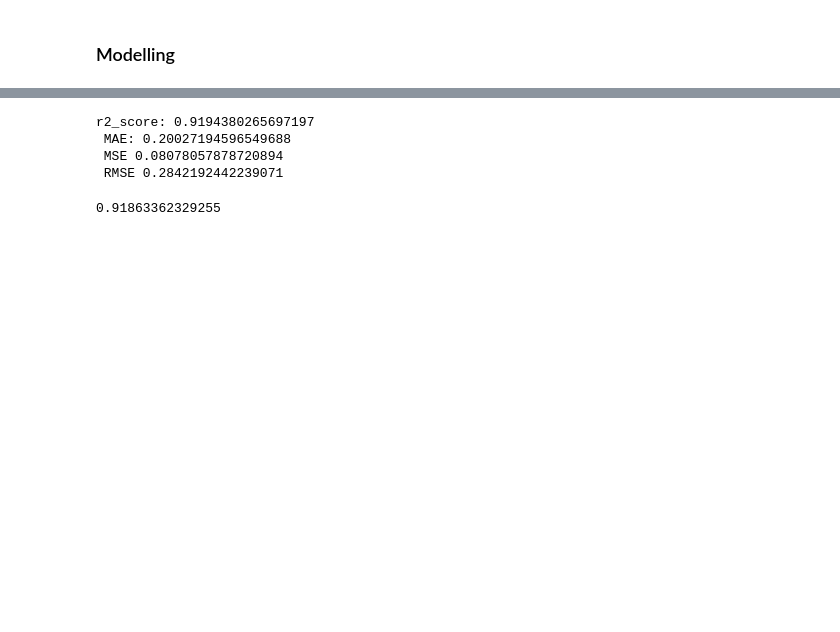
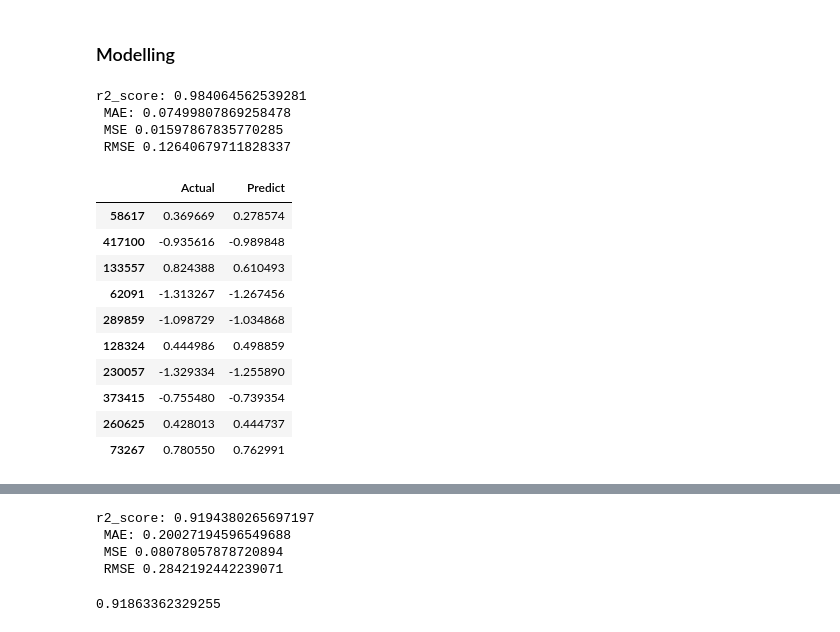
Before and after one commit to SriRamK345/Retail_Sales_Forecast, a Jupyter notebook: ML.ipynb, the cells around one changed output, grey strips where cells are left out. Cells and saved outputs as stored; diff of their text form; code cells hidden in the pictures; blank space fills up the shorter version.

```diff
--- a/ML.ipynb
+++ b/ML.ipynb
@@ -135,8 +135,25 @@ def evaluate_model_cv(model, X, y, cv=10):
 # %%
-# evaluation_matrix(y_test, y_pred)
+evaluation_matrix(y_test, y_pred)
+# %% [output]
+r2_score: 0.984064562539281
+ MAE: 0.07499807869258478
+ MSE 0.01597867835770285
+ RMSE 0.12640679711828337
 # %%
-# my_dist = {"Actual" : y_test , "Predict" : y_pred}
-# compare = pd.DataFrame(my_dist)
+my_dist = {"Actual" : y_test , "Predict" : y_pred}
+compare = pd.DataFrame(my_dist)
 # %%
-# compare.sample(10)
+compare.sample(10)
+# %% [output]
+|  | Actual | Predict |
+| 58617 | 0.369669 | 0.278574 |
+| 417100 | -0.935616 | -0.989848 |
+| 133557 | 0.824388 | 0.610493 |
+| 62091 | -1.313267 | -1.267456 |
+| 289859 | -1.098729 | -1.034868 |
+| 128324 | 0.444986 | 0.498859 |
+| 230057 | -1.329334 | -1.255890 |
+| 373415 | -0.755480 | -0.739354 |
+| 260625 | 0.428013 | 0.444737 |
+| 73267 | 0.780550 | 0.762991 |
 # %%
```
Also changed, not shown: parts of 15 cells of this notebook.
